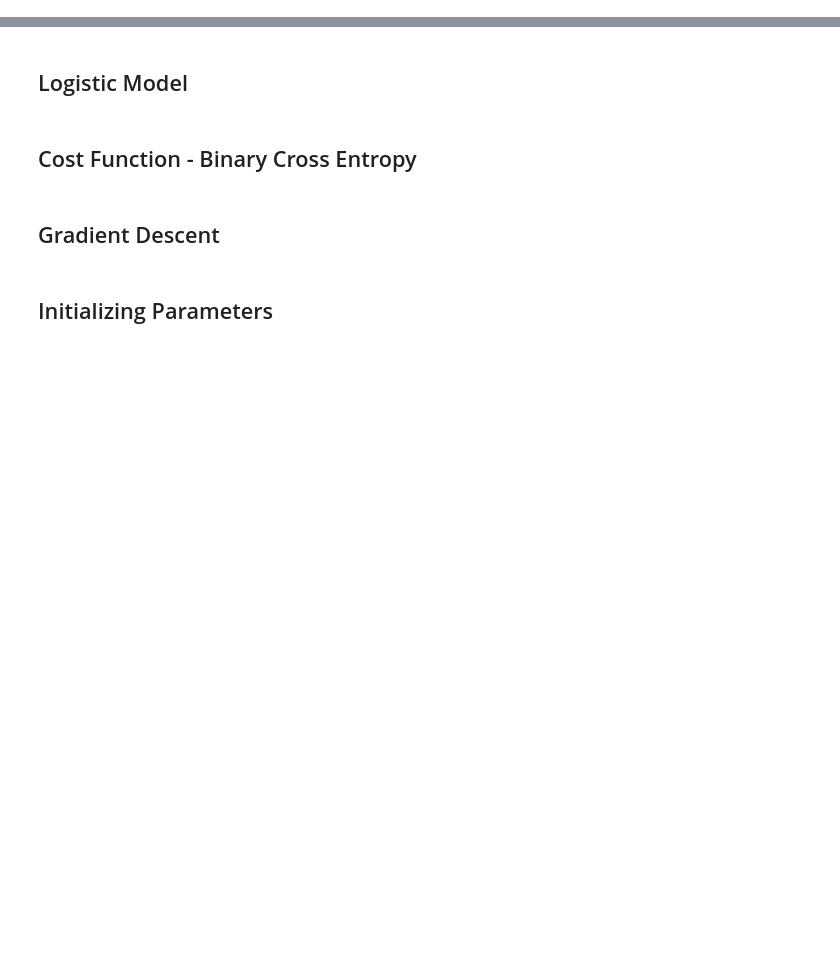
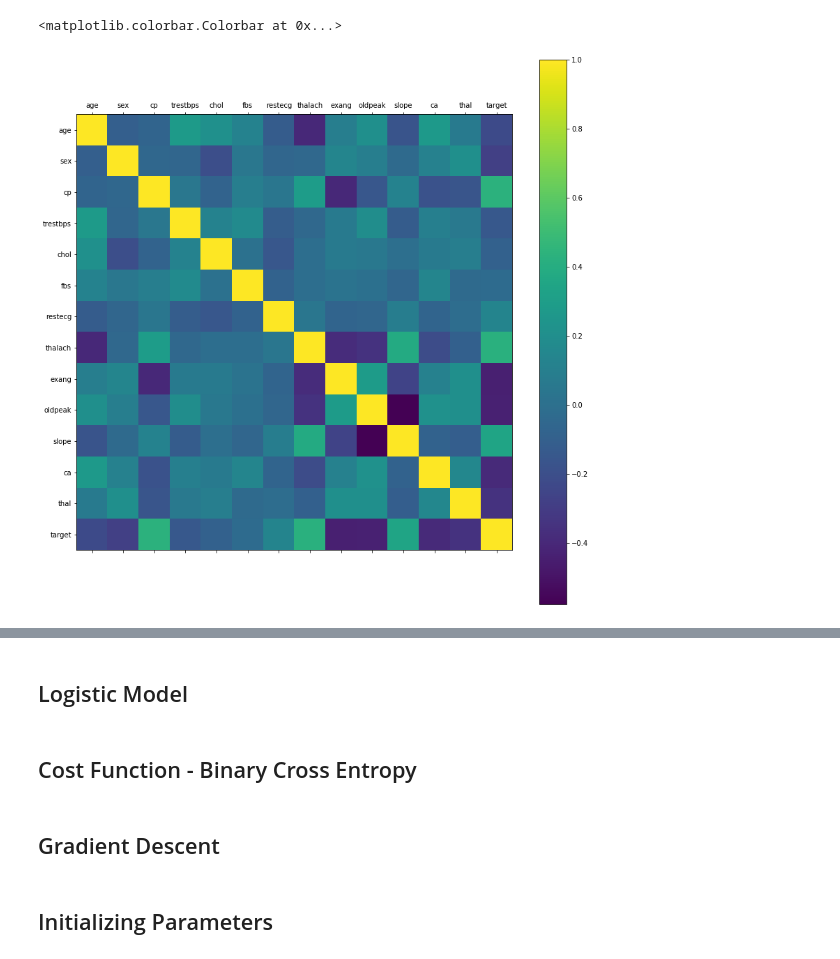
Before and after one commit to huxe/HeartAttackPrediction, a Jupyter notebook: nc proect.ipynb, the cells around one changed output, grey strips where cells are left out. Saved outputs shown, nothing was run; the diff lists cells and outputs as text; code cells hidden in the pictures; blank space fills up the shorter version.

```diff
--- a/nc proect.ipynb
+++ b/nc proect.ipynb
@@ -34,0 +37,9 @@ import matplotlib.pyplot as plt
+# %%
+rcParams['figure.figsize'] = 20, 14
+plt.matshow(values.corr())
+plt.yticks(np.arange(values.shape[1]), values.columns)
+plt.xticks(np.arange(values.shape[1]), values.columns)
+plt.colorbar()
+# %% [output]
+<matplotlib.colorbar.Colorbar at 0x...>
+[figure, added]
```
Also changed, not shown: parts of 15 cells of this notebook.
